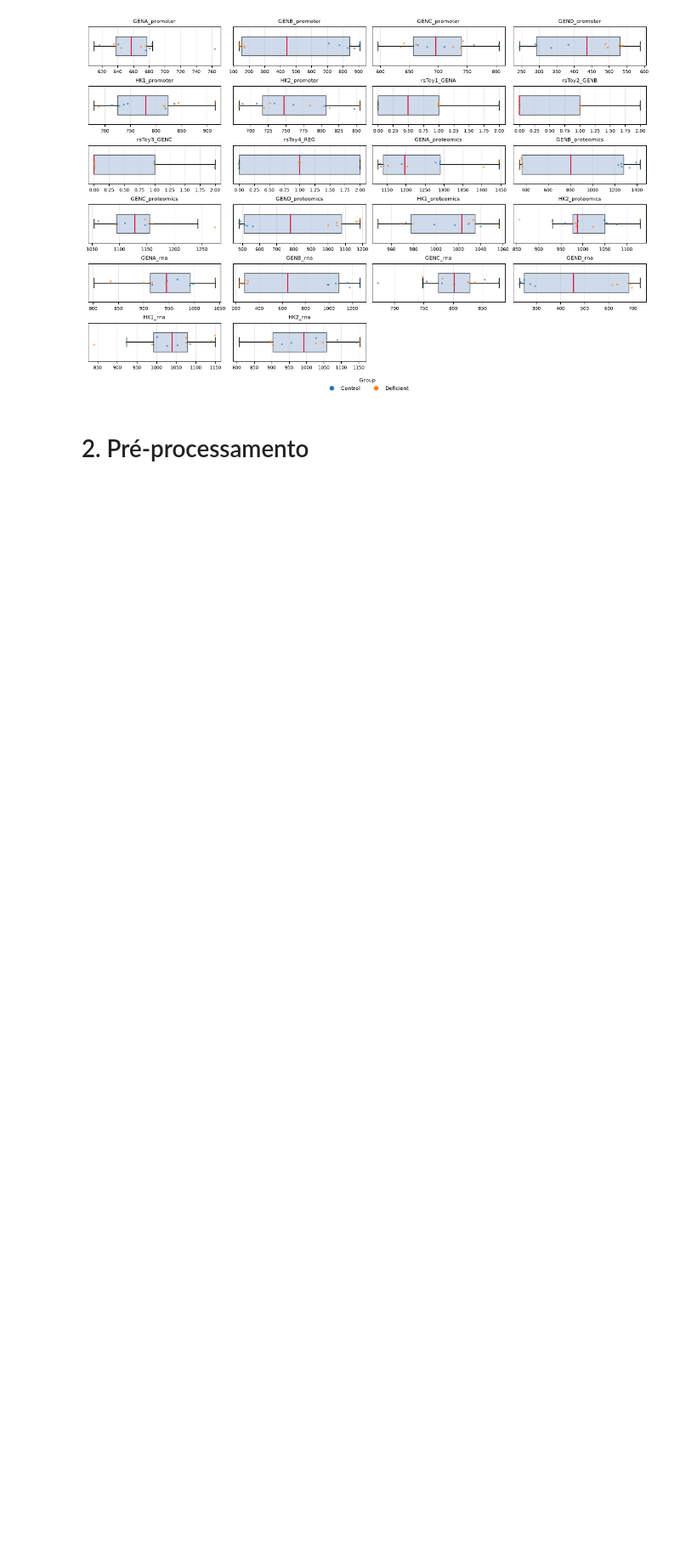
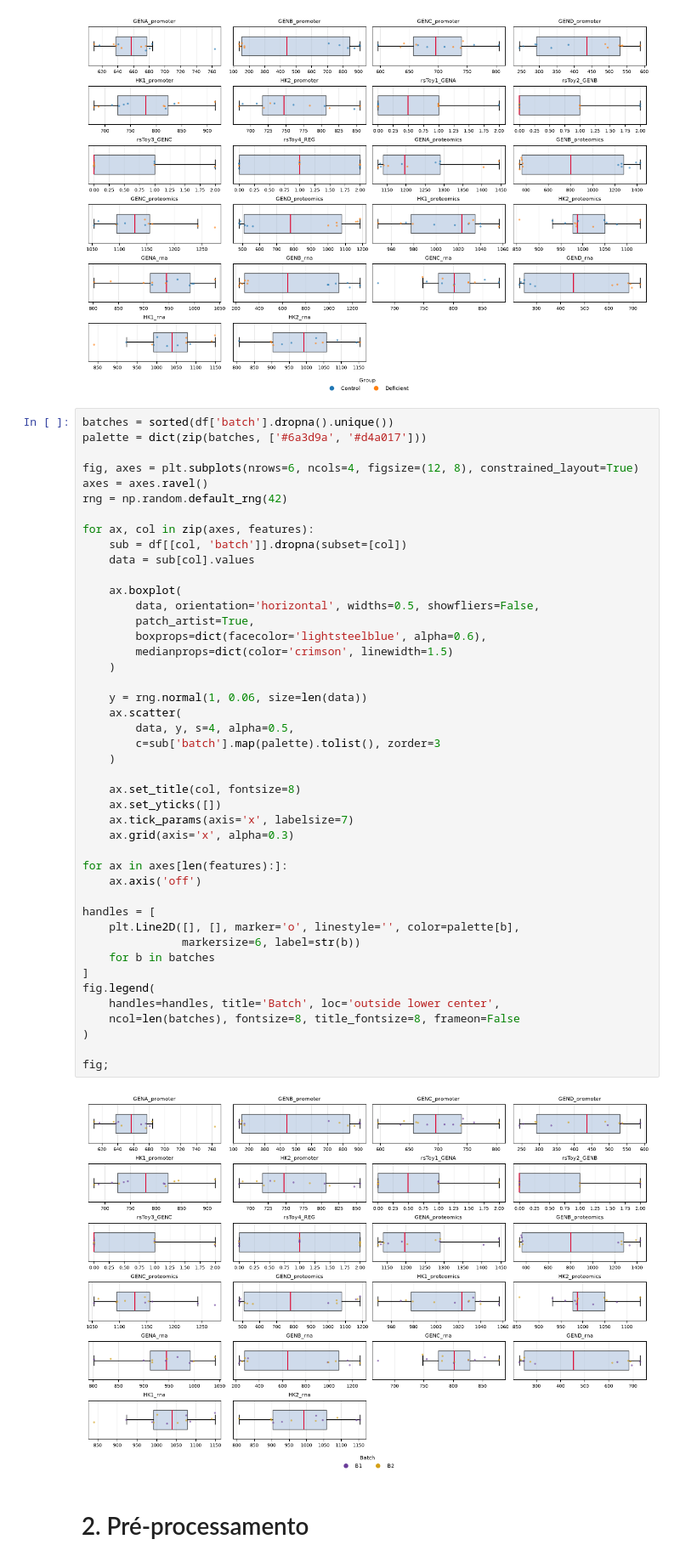
Before and after one commit to hellsdeur/multiomic, a Jupyter notebook: main.ipynb, the cells around one changed output. Shown at 85% size. Drawn from its saved outputs; the diff is of its cells as text; blank space fills up the shorter version.

```diff
--- a/main.ipynb
+++ b/main.ipynb
@@ -311,5 +311,51 @@ fig.legend(
 fig;
 # %% [output]
 [figure]
+# %%
+batches = sorted(df['batch'].dropna().unique())
+palette = dict(zip(batches, ['#6a3d9a', '#d4a017']))
+
+fig, axes = plt.subplots(nrows=6, ncols=4, figsize=(12, 8), constrained_layout=True)
+axes = axes.ravel()
+rng = np.random.default_rng(42)
+
+for ax, col in zip(axes, features):
+    sub = df[[col, 'batch']].dropna(subset=[col])
+    data = sub[col].values
+
+    ax.boxplot(
+        data, orientation='horizontal', widths=0.5, showfliers=False,
+        patch_artist=True,
+        boxprops=dict(facecolor='lightsteelblue', alpha=0.6),
+        medianprops=dict(color='crimson', linewidth=1.5)
+    )
+
+    y = rng.normal(1, 0.06, size=len(data))
+    ax.scatter(
+        data, y, s=4, alpha=0.5,
+        c=sub['batch'].map(palette).tolist(), zorder=3
+    )
+
+    ax.set_title(col, fontsize=8)
+    ax.set_yticks([])
+    ax.tick_params(axis='x', labelsize=7)
+    ax.grid(axis='x', alpha=0.3)
+
+for ax in axes[len(features):]:
+    ax.axis('off')
+
+handles = [
+    plt.Line2D([], [], marker='o', linestyle='', color=palette[b],
+               markersize=6, label=str(b))
+    for b in batches
+]
+fig.legend(
+    handles=handles, title='Batch', loc='outside lower center',
+    ncol=len(batches), fontsize=8, title_fontsize=8, frameon=False
+)
+
+fig;
+# %% [output]
+[figure, added]
 # %% [markdown]
 # 2. Pré-processamento
```
Also changed, not shown: parts of 12 cells of this notebook.
